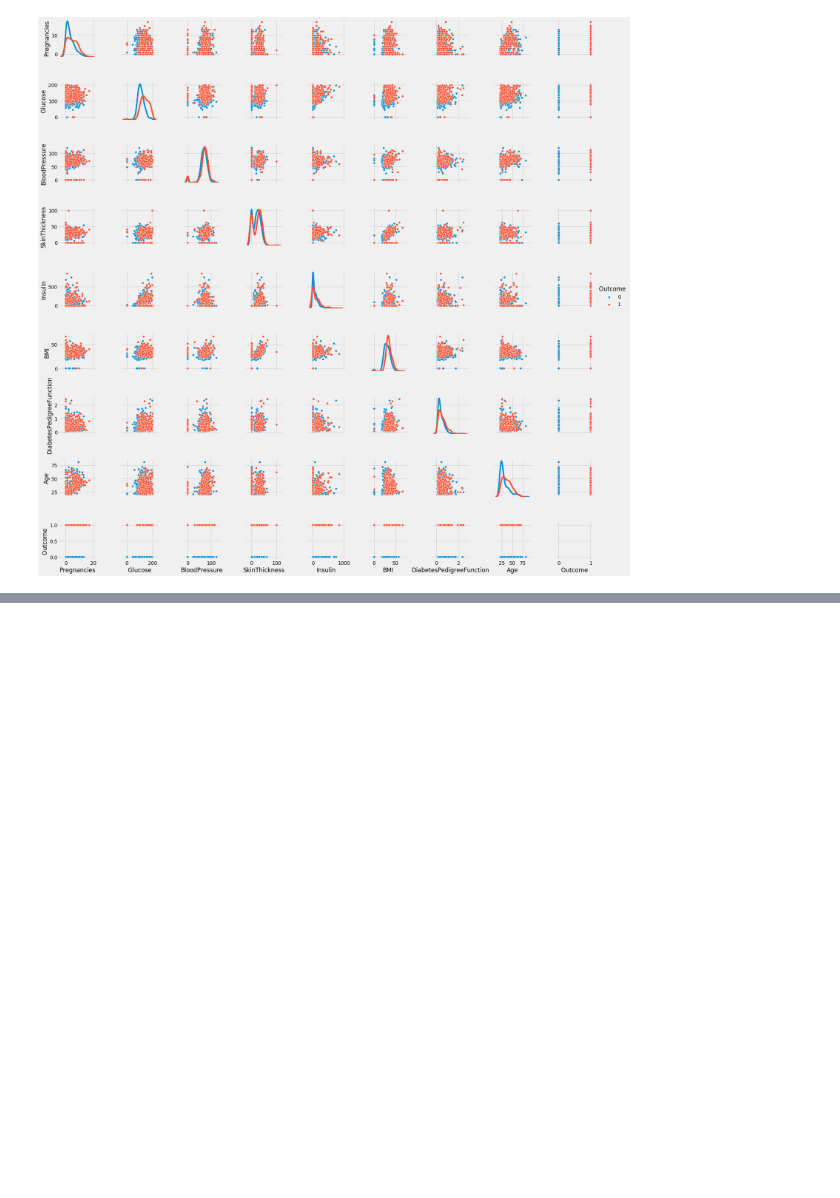
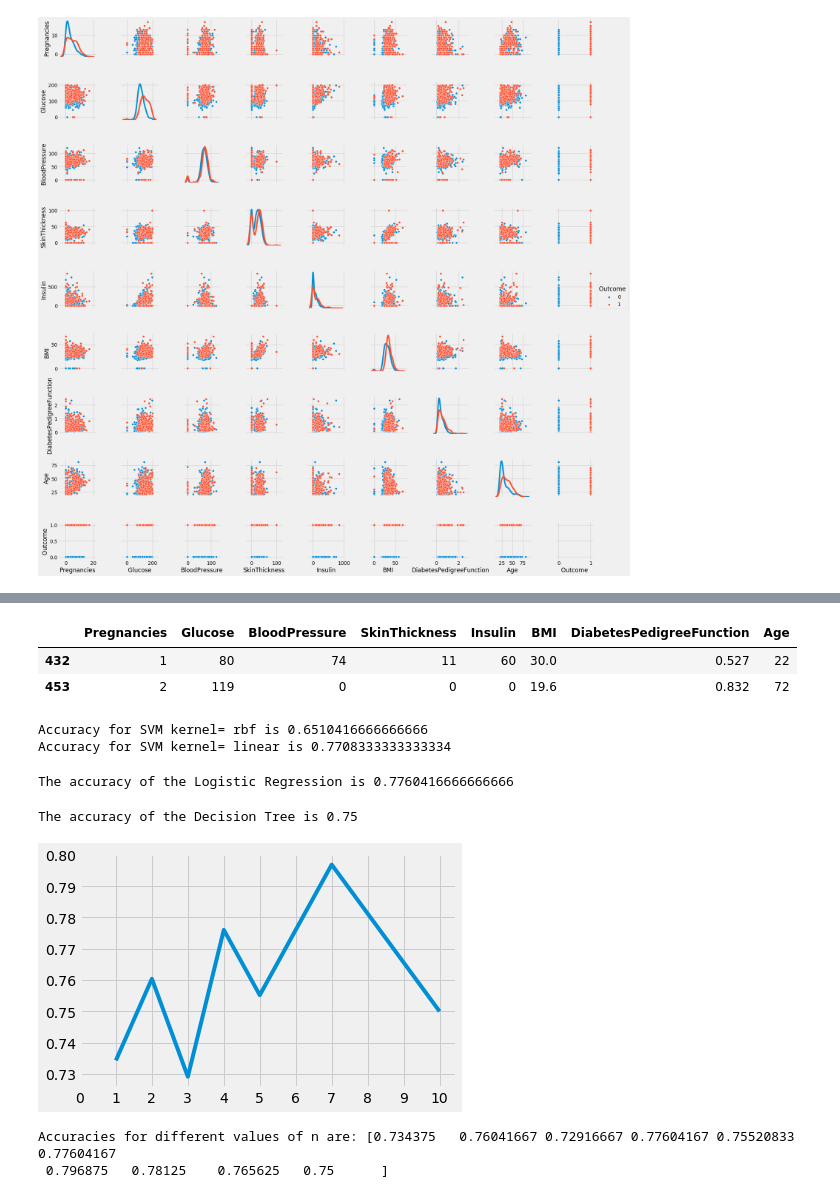
Before and after one commit to spratops/Indian_Diabetes, a Jupyter notebook: Indians Diabetes.ipynb, the cells around one changed output, grey strips where cells are left out. Cells and saved outputs as stored; diff of their text form; code cells hidden in the pictures; blank space fills up the shorter version.

Commit message:
Complete analysis on the data

```diff
--- a/Indians Diabetes.ipynb
+++ b/Indians Diabetes.ipynb
@@ -93,0 +92,55 @@ ModuleNotFoundError: No module named 'sklearn.cross_validation'
+# %%
+outcome=diab['Outcome']
+data=diab[diab.columns[:8]]
+train,test=train_test_split(diab,test_size=0.25,random_state=0,stratify=diab['Outcome'])# stratify the outcome
+train_X=train[train.columns[:8]]
+test_X=test[test.columns[:8]]
+train_Y=train['Outcome']
+test_Y=test['Outcome']
+# %%
+train_X.head(2)
+# %% [output]
+|  | Pregnancies | Glucose | BloodPressure | SkinThickness | Insulin | BMI | DiabetesPedigreeFunction | Age |
+| 432 | 1 | 80 | 74 | 11 | 60 | 30.0 | 0.527 | 22 |
+| 453 | 2 | 119 | 0 | 0 | 0 | 19.6 | 0.832 | 72 |
+# %%
+types=['rbf','linear']
+for i in types:
+    model=svm.SVC(kernel=i)
+    model.fit(train_X,train_Y)
+    prediction=model.predict(test_X)
+    print('Accuracy for SVM kernel=',i,'is',metrics.accuracy_score(prediction,test_Y))
+# %% [output]
+Accuracy for SVM kernel= rbf is 0.6510416666666666
+Accuracy for SVM kernel= linear is 0.7708333333333334
+# %%
+model = LogisticRegression()
+model.fit(train_X,train_Y)
+prediction=model.predict(test_X)
+print('The accuracy of the Logistic Regression is',metrics.accuracy_score(prediction,test_Y))
+# %% [output]
+The accuracy of the Logistic Regression is 0.7760416666666666
+# %%
+model=DecisionTreeClassifier()
+model.fit(train_X,train_Y)
+prediction=model.predict(test_X)
+print('The accuracy of the Decision Tree is',metrics.accuracy_score(prediction,test_Y))
+# %% [output]
+The accuracy of the Decision Tree is 0.75
+# %%
+a_index=list(range(1,11))
+a=pd.Series()
+x=[0,1,2,3,4,5,6,7,8,9,10]
+for i in list(range(1,11)):
+    model=KNeighborsClassifier(n_neighbors=i)
+    model.fit(train_X,train_Y)
+    prediction=model.predict(test_X)
+    a=a.append(pd.Series(metrics.accuracy_score(prediction,test_Y)))
+plt.plot(a_index, a)
+plt.xticks(x)
+plt.show()
+print('Accuracies for different values of n are:',a.values)
+# %% [output]
+[figure, added]
+Accuracies for different values of n are: [0.734375   0.76041667 0.72916667 0.77604167 0.75520833 0.77604167
+ 0.796875   0.78125    0.765625   0.75      ]
```
Also changed, not shown: parts of 14 cells of this notebook.
